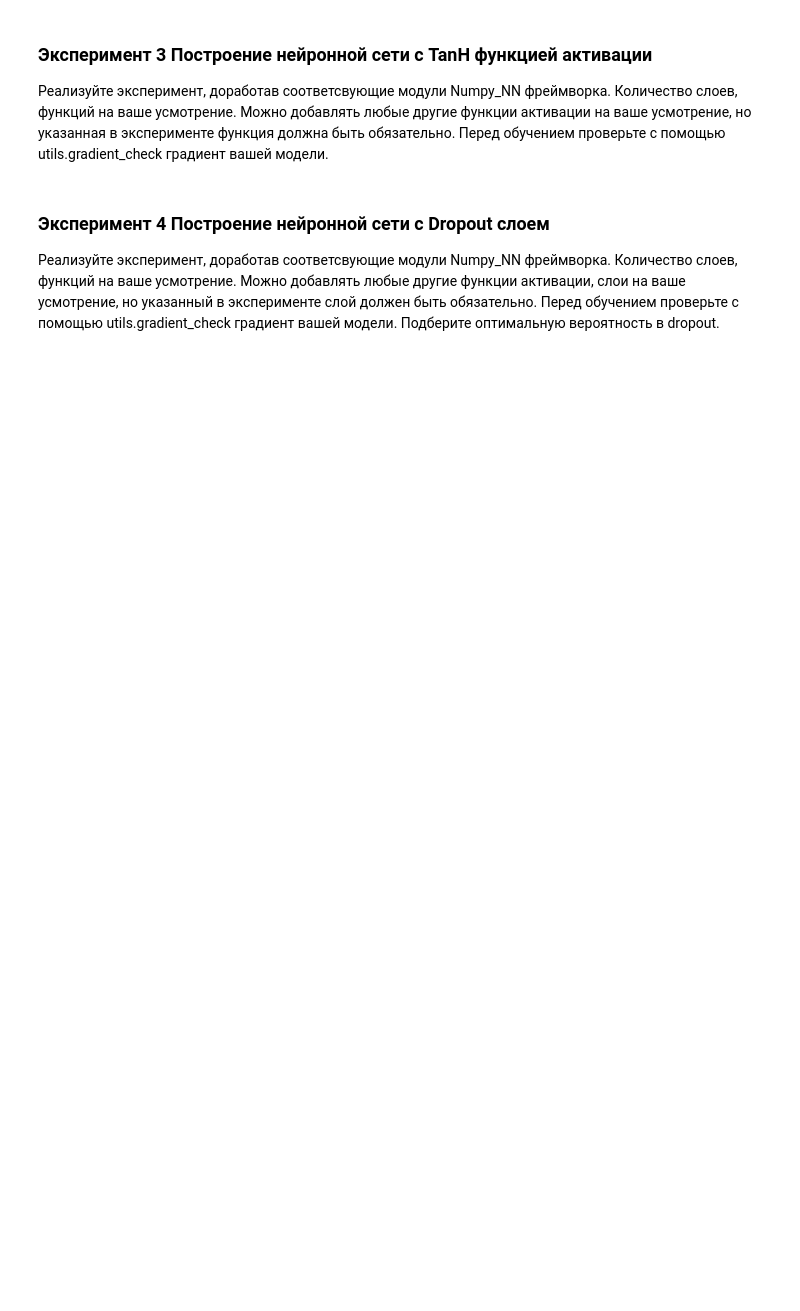
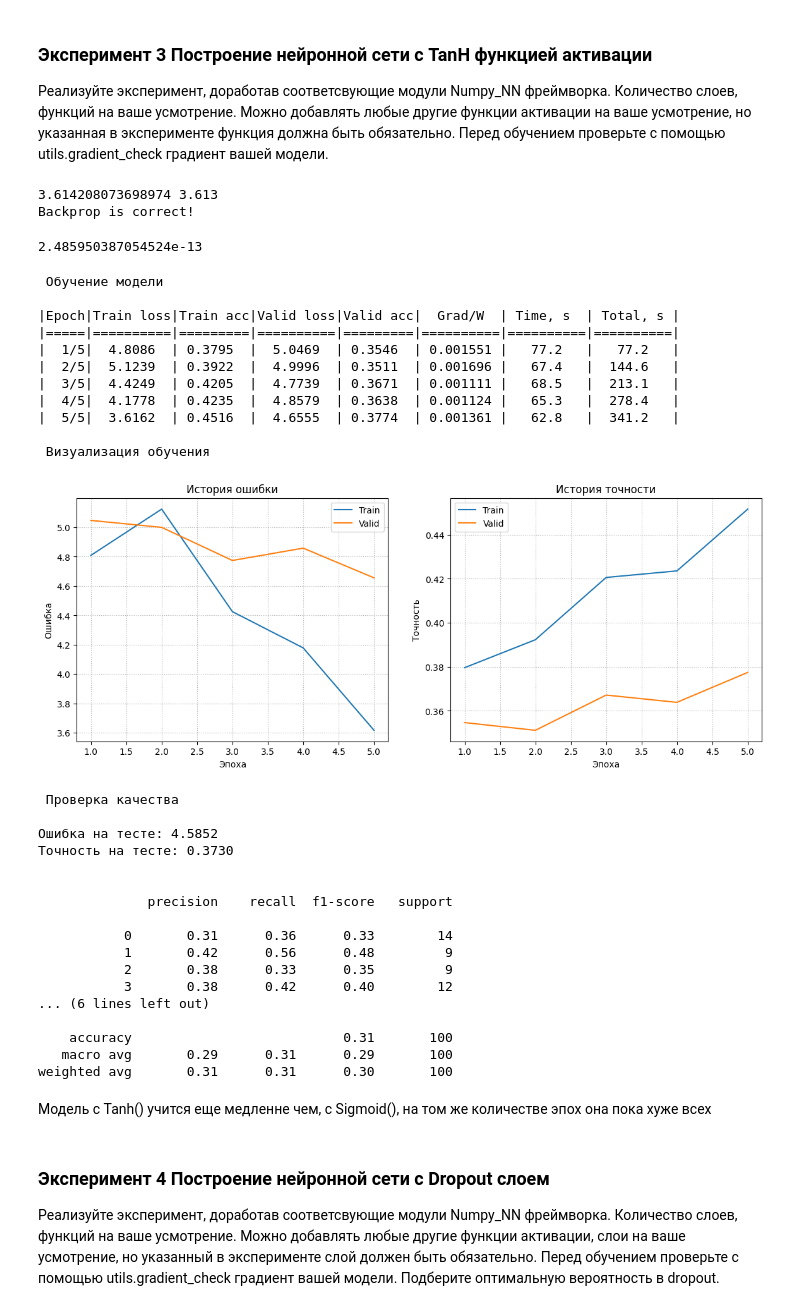
Before and after one commit to vvubbalubba/Numpy-NN-Framework, a Jupyter notebook: numpy_neural_net_HW.ipynb, the cells around one changed output. Saved outputs shown, nothing was run; the diff lists cells and outputs as text; code cells hidden in the pictures; blank space fills up the shorter version.

```diff
--- a/numpy_neural_net_HW.ipynb
+++ b/numpy_neural_net_HW.ipynb
@@ -49,6 +322,56 @@ importlib.reload(sequential)
 ### Эксперимент 3 Построение нейронной сети с TanH функцией активации
 
 Реализуйте эксперимент, доработав соответсвующие модули Numpy_NN фреймворка. Количество слоев, функций на ваше усмотрение. Можно добавлять любые другие функции активации на ваше усмотрение, но указанная в эксперименте функция должна быть обязательно. Перед обучением проверьте с помощью utils.gradient_check градиент вашей модели.
+# %%
+np.random.seed(42)
+
+model = Sequential(
+    Linear(3072, 768),
+    Tanh(),
+    Linear(768, 10)
+)
+# %%
+dataloader = Dataloader(train_data, batch_size=8)
+x, y = next(iter(dataloader))
+gradient_check(x, y, model)
+# %% [output]
+3.614208073698974 3.613
+Backprop is correct!
+2.485950387054524e-13
+# %%
+experiment(train_data, valid_data, model, epochs=5, lr=1e-3, optim="Adam")
+# %% [output]
+ Обучение модели
+
+|Epoch|Train loss|Train acc|Valid loss|Valid acc|  Grad/W  | Time, s  | Total, s |
+|=====|==========|=========|==========|=========|==========|==========|==========|
+|  1/5|  4.8086  | 0.3795  |  5.0469  | 0.3546  | 0.001551 |   77.2   |   77.2   |
+|  2/5|  5.1239  | 0.3922  |  4.9996  | 0.3511  | 0.001696 |   67.4   |  144.6   |
+|  3/5|  4.4249  | 0.4205  |  4.7739  | 0.3671  | 0.001111 |   68.5   |  213.1   |
+|  4/5|  4.1778  | 0.4235  |  4.8579  | 0.3638  | 0.001124 |   65.3   |  278.4   |
+|  5/5|  3.6162  | 0.4516  |  4.6555  | 0.3774  | 0.001361 |   62.8   |  341.2   |
+
+ Визуализация обучения
+[figure, added]
+ Проверка качества
+
+Ошибка на тесте: 4.5852
+Точность на тесте: 0.3730
+
+
+              precision    recall  f1-score   support
+
+           0       0.31      0.36      0.33        14
+           1       0.42      0.56      0.48         9
+           2       0.38      0.33      0.35         9
+           3       0.38      0.42      0.40        12
+... (6 lines left out)
+
+    accuracy                           0.31       100
+   macro avg       0.29      0.31      0.29       100
+weighted avg       0.31      0.31      0.30       100
+# %% [markdown]
+Модель с Tanh() учится еще медленне чем, с Sigmoid(), на том же количестве эпох она пока хуже всех
 # %% [markdown]
 ### Эксперимент 4 Построение нейронной сети с Dropout слоем
 
```
Also changed, not shown: parts of 53 cells of this notebook, 18 other files.
